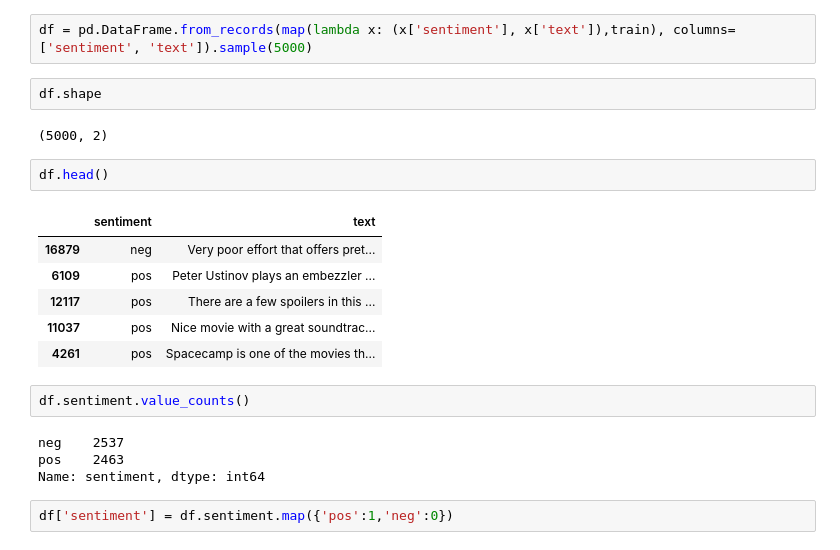
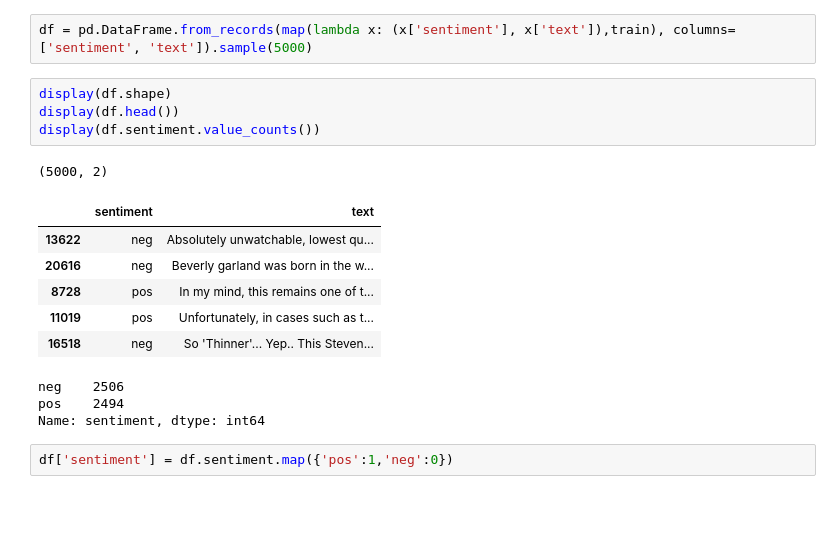
Before and after one commit to YuvalPeleg/transformers-workshop, a Jupyter notebook: Fine_Tuning_Sentence_Classification.ipynb, the cells around one changed output. Cells and saved outputs as stored; diff of their text form; blank space fills up the shorter version.

```diff
--- a/Fine_Tuning_Sentence_Classification.ipynb
+++ b/Fine_Tuning_Sentence_Classification.ipynb
@@ -126,25 +118,21 @@ train[0]
  'text': 'its not as good as the first movie,but its a good solid movie its has good car chase scenes,on the remake of this movie there a story for are hero to drive fast as his trying to rush to the  ...
 # %%
 df = pd.DataFrame.from_records(map(lambda x: (x['sentiment'], x['text']),train), columns=['sentiment', 'text']).sample(5000)
-# %%
-df.shape
-# %% [output]
-(5000, 2)
-# %%
-df.head()
-# %% [output]
-|  | sentiment | text |
-| 16879 | neg | Very poor effort that offers pret... |
-| 6109 | pos | Peter Ustinov plays an embezzler ... |
-| 12117 | pos | There are a few spoilers in this ... |
-| 11037 | pos | Nice movie with a great soundtrac... |
-| 4261 | pos | Spacecamp is one of the movies th... |
-# %%
-df.sentiment.value_counts()
-# %% [output]
-neg    2537
-pos    2463
-Name: sentiment, dtype: int64
+# %%
+display(df.shape)
+display(df.head())
+display(df.sentiment.value_counts())
+# %% [output]
+(5000, 2)
+|  | sentiment | text |
+| 13622 | neg | Absolutely unwatchable, lowest qu... |
+| 20616 | neg | Beverly garland was born in the w... |
+| 8728 | pos | In my mind, this remains one of t... |
+| 11019 | pos | Unfortunately, in cases such as t... |
+| 16518 | neg | So 'Thinner'... Yep.. This Steven... |
+neg    2506
+pos    2494
+Name: sentiment, dtype: int64
 # %%
 df['sentiment'] = df.sentiment.map({'pos':1,'neg':0})
 # %%
```
Also changed, not shown: parts of 13 cells of this notebook.
